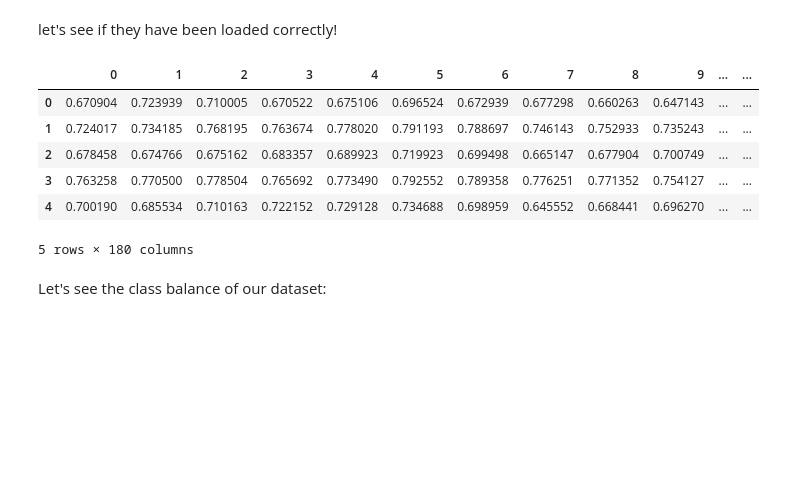
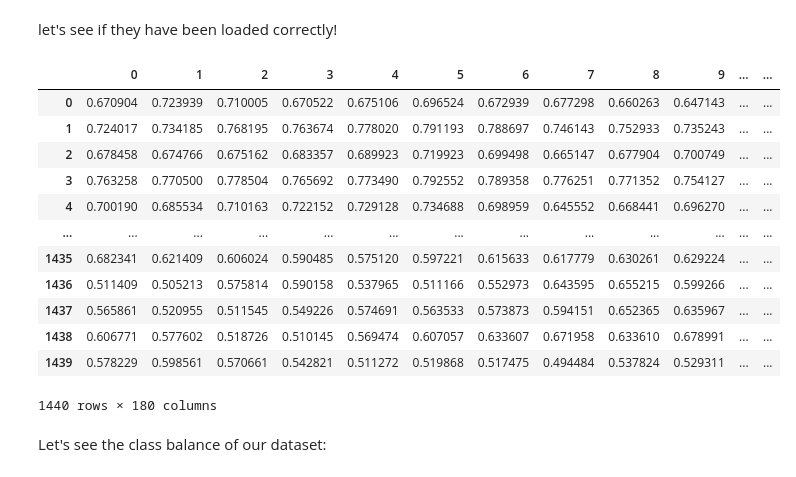
Before and after one commit to chaanchriis/Week3-ClassicML, a Jupyter notebook: Week_3_MachineLearning.ipynb, the cells around one changed output. Saved outputs shown, nothing was run; the diff lists cells and outputs as text; code cells hidden in the pictures; blank space fills up the shorter version.

```diff
--- a/Week_3_MachineLearning.ipynb
+++ b/Week_3_MachineLearning.ipynb
@@ -248,15 +241,21 @@ emotions=pd.read_csv('/content/drive/MyDrive/IAT360/emotionsRavdess.csv',index_c
 # %% [markdown]
 let's see if they have been loaded correctly!
-# %%
-features.head()
-# %% [output]
-|  | 0 | 1 | 2 | 3 | 4 | 5 | 6 | 7 | 8 | 9 | ... | ... |
-| 0 | 0.670904 | 0.723939 | 0.710005 | 0.670522 | 0.675106 | 0.696524 | 0.672939 | 0.677298 | 0.660263 | 0.647143 | ... | ... |
-| 1 | 0.724017 | 0.734185 | 0.768195 | 0.763674 | 0.778020 | 0.791193 | 0.788697 | 0.746143 | 0.752933 | 0.735243 | ... | ... |
-| 2 | 0.678458 | 0.674766 | 0.675162 | 0.683357 | 0.689923 | 0.719923 | 0.699498 | 0.665147 | 0.677904 | 0.700749 | ... | ... |
-| 3 | 0.763258 | 0.770500 | 0.778504 | 0.765692 | 0.773490 | 0.792552 | 0.789358 | 0.776251 | 0.771352 | 0.754127 | ... | ... |
-| 4 | 0.700190 | 0.685534 | 0.710163 | 0.722152 | 0.729128 | 0.734688 | 0.698959 | 0.645552 | 0.668441 | 0.696270 | ... | ... |
-5 rows × 180 columns
+# %%
+features2
+# %% [output]
+|  | 0 | 1 | 2 | 3 | 4 | 5 | 6 | 7 | 8 | 9 | ... | ... |
+| 0 | 0.670904 | 0.723939 | 0.710005 | 0.670522 | 0.675106 | 0.696524 | 0.672939 | 0.677298 | 0.660263 | 0.647143 | ... | ... |
+| 1 | 0.724017 | 0.734185 | 0.768195 | 0.763674 | 0.778020 | 0.791193 | 0.788697 | 0.746143 | 0.752933 | 0.735243 | ... | ... |
+| 2 | 0.678458 | 0.674766 | 0.675162 | 0.683357 | 0.689923 | 0.719923 | 0.699498 | 0.665147 | 0.677904 | 0.700749 | ... | ... |
+| 3 | 0.763258 | 0.770500 | 0.778504 | 0.765692 | 0.773490 | 0.792552 | 0.789358 | 0.776251 | 0.771352 | 0.754127 | ... | ... |
+| 4 | 0.700190 | 0.685534 | 0.710163 | 0.722152 | 0.729128 | 0.734688 | 0.698959 | 0.645552 | 0.668441 | 0.696270 | ... | ... |
+| ... | ... | ... | ... | ... | ... | ... | ... | ... | ... | ... | ... | ... |
+| 1435 | 0.682341 | 0.621409 | 0.606024 | 0.590485 | 0.575120 | 0.597221 | 0.615633 | 0.617779 | 0.630261 | 0.629224 | ... | ... |
+| 1436 | 0.511409 | 0.505213 | 0.575814 | 0.590158 | 0.537965 | 0.511166 | 0.552973 | 0.643595 | 0.655215 | 0.599266 | ... | ... |
+| 1437 | 0.565861 | 0.520955 | 0.511545 | 0.549226 | 0.574691 | 0.563533 | 0.573873 | 0.594151 | 0.652365 | 0.635967 | ... | ... |
+| 1438 | 0.606771 | 0.577602 | 0.518726 | 0.510145 | 0.569474 | 0.607057 | 0.633607 | 0.671958 | 0.633610 | 0.678991 | ... | ... |
+| 1439 | 0.578229 | 0.598561 | 0.570661 | 0.542821 | 0.511272 | 0.519868 | 0.517475 | 0.494484 | 0.537824 | 0.529311 | ... | ... |
+1440 rows × 180 columns
 # %% [markdown]
 Let's see the class balance of our dataset:
 # %%
```
Also changed, not shown: parts of 21 cells of this notebook.
